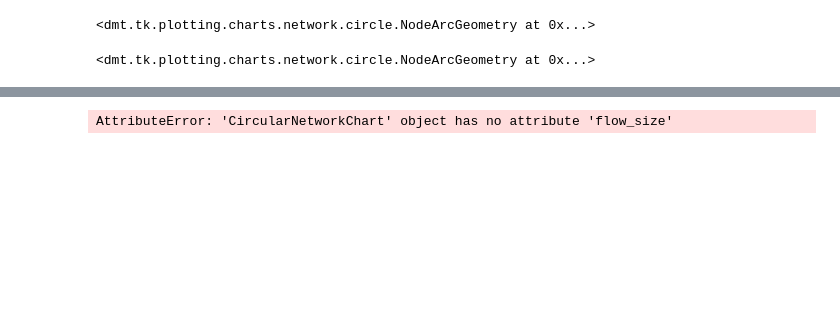
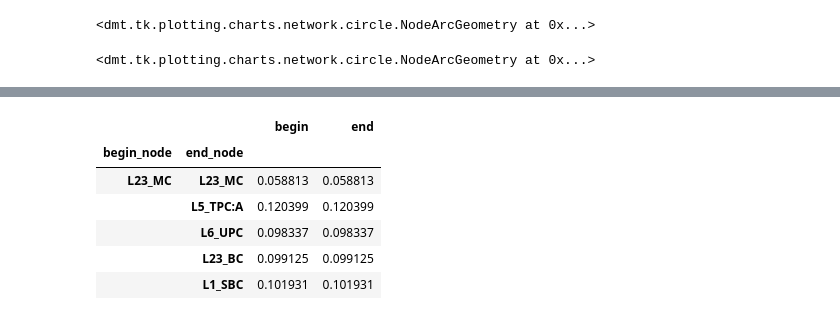
Before and after one commit to BlueBrain/DMT, a Jupyter notebook: v2/notebooks/charts_refactored.ipynb, the cells around one changed output, grey strips where cells are left out. Saved outputs shown, nothing was run; the diff lists cells and outputs as text; code cells hidden in the pictures; blank space fills up the shorter version.

```diff
--- a/v2/notebooks/charts_refactored.ipynb
+++ b/v2/notebooks/charts_refactored.ipynb
@@ -223,6 +237,12 @@ posize
 # %%
-chart.flow_size.head()
+chart.flow_geometry_size.head()
 # %% [output]
-AttributeError: 'CircularNetworkChart' object has no attribute 'flow_size'
+|  |  | begin | end |
+| begin_node | end_node |  |  |
+| L23_MC | L23_MC | 0.058813 | 0.058813 |
+|  | L5_TPC:A | 0.120399 | 0.120399 |
+|  | L6_UPC | 0.098337 | 0.098337 |
+|  | L23_BC | 0.099125 | 0.099125 |
+|  | L1_SBC | 0.101931 | 0.101931 |
 # %%
 figure
```
Also changed, not shown: parts of 27 cells of this notebook, 2 other files.
